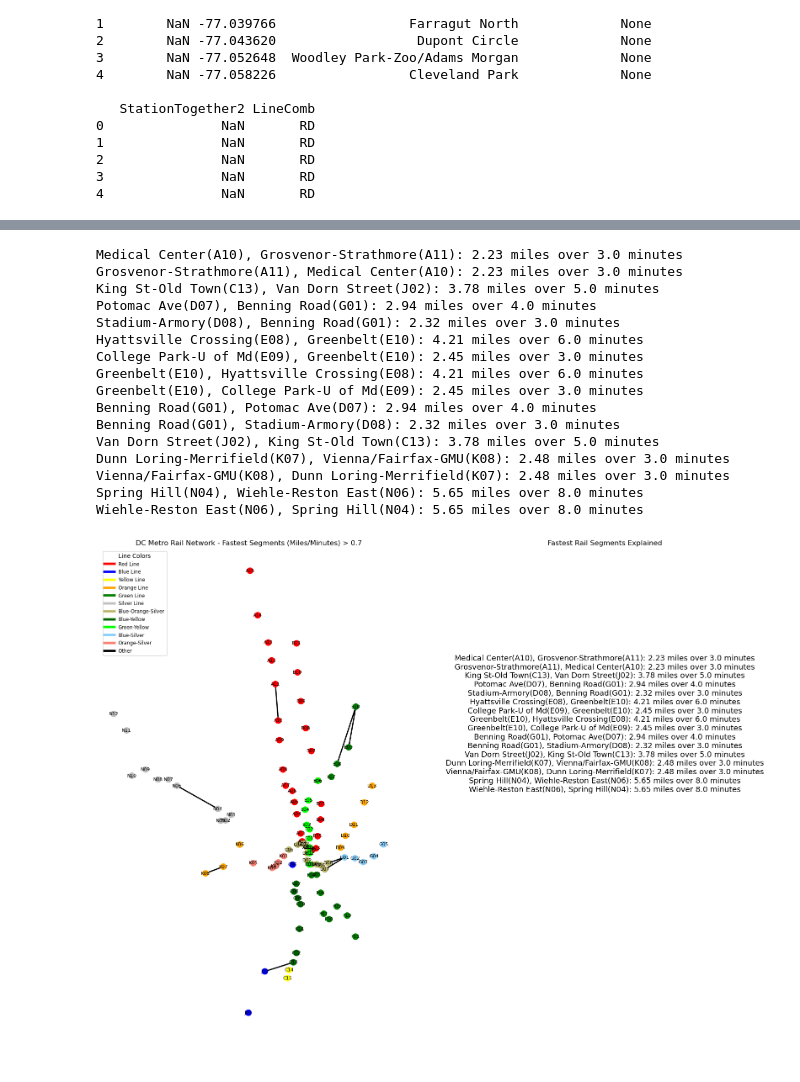
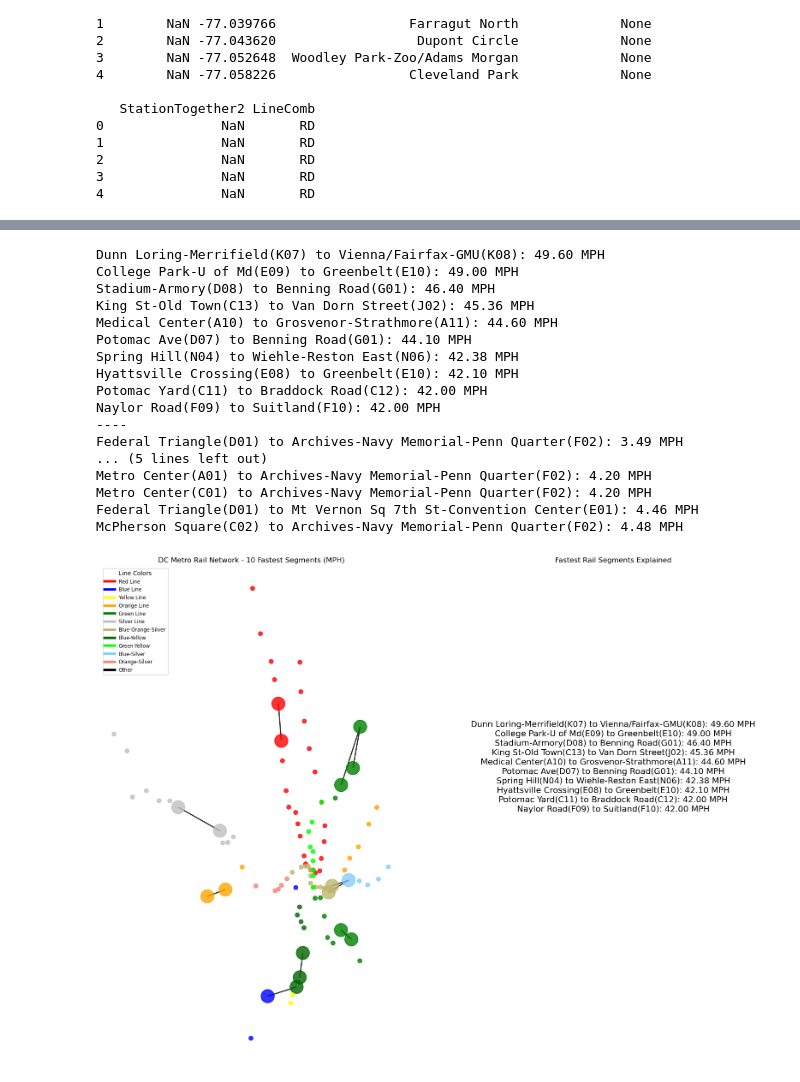
Before and after one commit to RicketyCrickitty/WMATA-Metro-Analysis, a Jupyter notebook: rail_system_network_analyis.ipynb, the cells around one changed output, grey strips where cells are left out. Saved outputs shown, nothing was run; the diff lists cells and outputs as text; code cells hidden in the pictures.

Commit message:
Improve network graph formatting

```diff
--- a/rail_system_network_analyis.ipynb
+++ b/rail_system_network_analyis.ipynb
@@ -113,4 +113,4 @@ legend_labels = ['Red Line', 'Blue Line', 'Yellow Line', 'Orange Line', 'Green L
                  'Blue-Orange-Silver', 'Blue-Yellow', 'Green-Yellow', 'Blue-Silver', 'Orange-Silver', 'Other']
 # %%
 # Create network graph from Edges in Minutes
-G = nx.from_pandas_edgelist(edges_df, source='FromStationCode', target='ToStationCode', edge_attr='DistanceRatio')
+G = nx.from_pandas_edgelist(edges_df, source='FromStationCode', target='ToStationCode', edge_attr='Speed')
@@ -127,0 +117,7 @@ print(fastest_edges)
+# %%
+# Grab ten fastest segments
+fastest_df = edges_df[edges_df['FromStationCode'] < edges_df['ToStationCode']].nlargest(10, 'Speed')
+fastests = [(row.FromStationCode, row.ToStationCode) for _, row in fastest_df.iterrows()]
+print(f"Got {len(fastests)} fastest segments")
+fastest_edges = [(u, v, d) for u, v, d in G.edges(data=True) if (u, v) in fastests or (v, u) in fastests]
+print(fastest_edges)
@@ -128,47 +137,61 @@ print(fastest_edges)
 # %%
 # Get Station->Station name info for text print
 station_name_map = {row['Code']: row['Name'] for _, row in station_info.iterrows()}
-edges_df['FromName'] = edges_df['FromStationCode'].map(station_name_map)
-edges_df['ToName'] = edges_df['ToStationCode'].map(station_name_map)
-fastest_edges_df = edges_df[edges_df['DistanceRatio'] > 0.7].copy()
-fastest_edges_str = "\n".join([f"{row.FromName}({row.FromStationCode}), {row.ToName}({row.ToStationCode}): {row.DistanceMiles} miles over {row.DistanceMinutes} minutes" for _, row in fastest_edges_df.iterrows()])
+fastest_df['FromName'] = fastest_df['FromStationCode'].map(station_name_map)
+fastest_df['ToName'] = fastest_df['ToStationCode'].map(station_name_map)
+fastest_edges_str = "\n".join([f"{row.FromName}({row.FromStationCode}) to {row.ToName}({row.ToStationCode}): {row.Speed:.2f} MPH" for _, row in fastest_df.iterrows()])
 print(fastest_edges_str)
+print("----")
+slowest_df['FromName'] = slowest_df['FromStationCode'].map(station_name_map)
+slowest_df['ToName'] = slowest_df['ToStationCode'].map(station_name_map)
+slowest_edges_str = "\n".join([f"{row.FromName}({row.FromStationCode}) to {row.ToName}({row.ToStationCode}): {row.Speed:.2f} MPH" for _, row in slowest_df.iterrows()])
+print(slowest_edges_str)
 # %% [output]
-Medical Center(A10), Grosvenor-Strathmore(A11): 2.23 miles over 3.0 minutes
-Grosvenor-Strathmore(A11), Medical Center(A10): 2.23 miles over 3.0 minutes
-King St-Old Town(C13), Van Dorn Street(J02): 3.78 miles over 5.0 minutes
-Potomac Ave(D07), Benning Road(G01): 2.94 miles over 4.0 minutes
-Stadium-Armory(D08), Benning Road(G01): 2.32 miles over 3.0 minutes
-Hyattsville Crossing(E08), Greenbelt(E10): 4.21 miles over 6.0 minutes
-College Park-U of Md(E09), Greenbelt(E10): 2.45 miles over 3.0 minutes
-Greenbelt(E10), Hyattsville Crossing(E08): 4.21 miles over 6.0 minutes
-Greenbelt(E10), College Park-U of Md(E09): 2.45 miles over 3.0 minutes
-Benning Road(G01), Potomac Ave(D07): 2.94 miles over 4.0 minutes
-Benning Road(G01), Stadium-Armory(D08): 2.32 miles over 3.0 minutes
-Van Dorn Street(J02), King St-Old Town(C13): 3.78 miles over 5.0 minutes
-Dunn Loring-Merrifield(K07), Vienna/Fairfax-GMU(K08): 2.48 miles over 3.0 minutes
-Vienna/Fairfax-GMU(K08), Dunn Loring-Merrifield(K07): 2.48 miles over 3.0 minutes
-Spring Hill(N04), Wiehle-Reston East(N06): 5.65 miles over 8.0 minutes
-Wiehle-Reston East(N06), Spring Hill(N04): 5.65 miles over 8.0 minutes
+Dunn Loring-Merrifield(K07) to Vienna/Fairfax-GMU(K08): 49.60 MPH
+College Park-U of Md(E09) to Greenbelt(E10): 49.00 MPH
+Stadium-Armory(D08) to Benning Road(G01): 46.40 MPH
+King St-Old Town(C13) to Van Dorn Street(J02): 45.36 MPH
+Medical Center(A10) to Grosvenor-Strathmore(A11): 44.60 MPH
+Potomac Ave(D07) to Benning Road(G01): 44.10 MPH
+Spring Hill(N04) to Wiehle-Reston East(N06): 42.38 MPH
+Hyattsville Crossing(E08) to Greenbelt(E10): 42.10 MPH
+Potomac Yard(C11) to Braddock Road(C12): 42.00 MPH
+Naylor Road(F09) to Suitland(F10): 42.00 MPH
+----
+Federal Triangle(D01) to Archives-Navy Memorial-Penn Quarter(F02): 3.49 MPH
+... (5 lines left out)
+Metro Center(A01) to Archives-Navy Memorial-Penn Quarter(F02): 4.20 MPH
+Metro Center(C01) to Archives-Navy Memorial-Penn Quarter(F02): 4.20 MPH
+Federal Triangle(D01) to Mt Vernon Sq 7th St-Convention Center(E01): 4.46 MPH
+McPherson Square(C02) to Archives-Navy Memorial-Penn Quarter(F02): 4.48 MPH
+# %%
+# Get fastest nodes to make bigger visually
+fastest_nodes = fastest_df['FromStationCode'].tolist() + fastest_df['ToStationCode'].tolist()
+f_node_sizes = []
+for node in G.nodes():
+    if node in fastest_nodes:
+        f_node_sizes.append(500)
+    else:
+        f_node_sizes.append(50)
 # %%
 fig, (ax1, ax2) = plt.subplots(1, 2, figsize=(20, 15))
 nx.draw(G,
-        with_labels=True,
         ax=ax1,
         pos=pos,
         node_color=node_colormap,
         edgelist=fastest_edges,
-        node_size=100,
+        node_size=f_node_sizes,
         width=2,
         linewidths=1.1,
-        font_size=8
+        font_size=8,
+        alpha=0.8
         )
-ax2.text(0.5, 0.5, fastest_edges_str, fontsize=13, va='baseline', ha='center')
+ax2.text(0.5, 0.5, fastest_edges_str, fontsize=14, va='bottom', ha='center')
 ax2.axis('off')
-ax1.set_title('DC Metro Rail Network - Fastest Segments (Miles/Minutes) > 0.7')
+ax1.set_title('DC Metro Rail Network - 10 Fastest Segments (MPH)')
 ax1.legend(custom_lines, legend_labels, loc='upper left', fontsize='small', title='Line Colors')
 ax2.set_title('Fastest Rail Segments Explained')
 plt.savefig('dc_metro_fastest_segments.png', dpi=300)
 plt.show()
 # %% [output]
-[figure, old version]
+[figure, new version]
```
Also changed, not shown: parts of 9 cells of this notebook, 2 other files.
